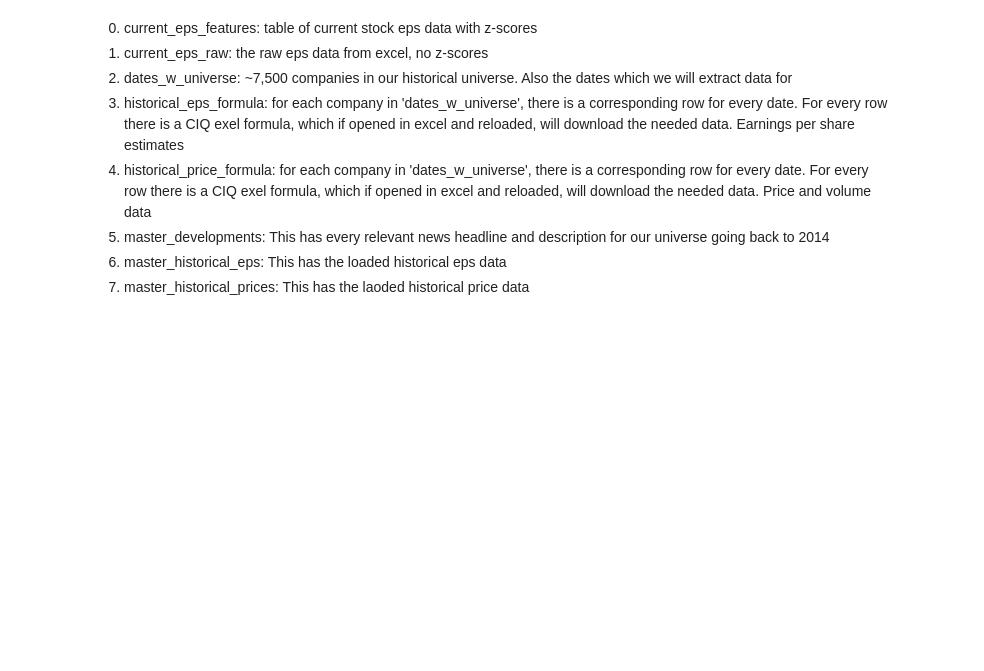
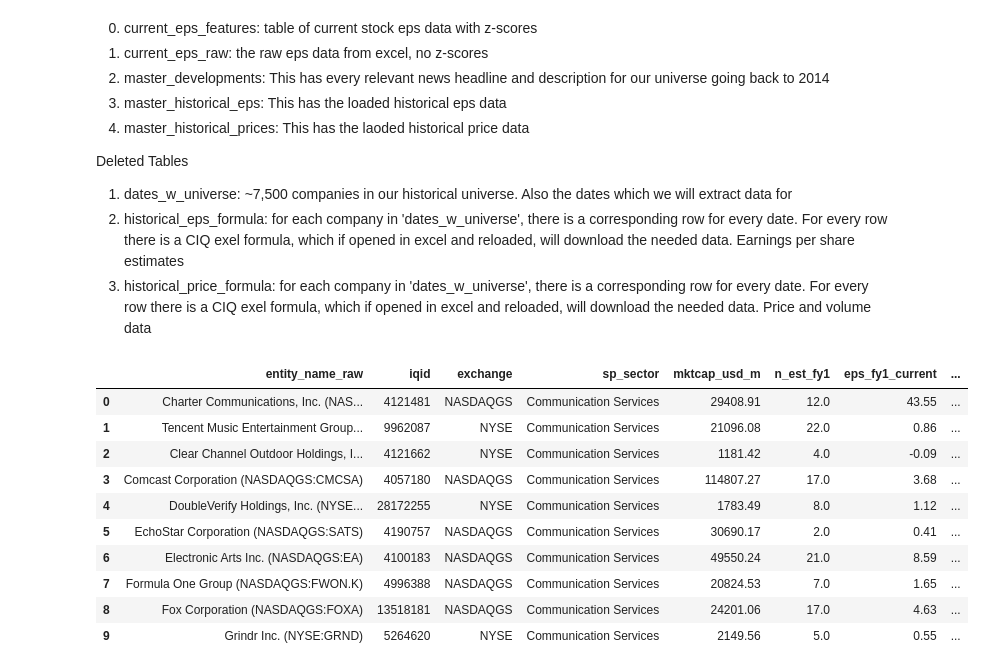
Before and after one commit to adamfowliee/FedContracts_AlgoTrading, a Jupyter notebook: database.ipynb, the cells around one changed output. Saved outputs shown, nothing was run; the diff lists cells and outputs as text; code cells hidden in the pictures; blank space fills up the shorter version.

```diff
--- a/database.ipynb
+++ b/database.ipynb
@@ -17,9 +14,25 @@ con.execute("SHOW TABLES").df()
 # %% [markdown]
 0. current_eps_features: table of current stock eps data with z-scores
 1. current_eps_raw: the raw eps data from excel, no z-scores
-2. dates_w_universe: ~7,500 companies in our historical universe. Also the dates which we will extract data for
-4. historical_eps_formula: for each company in 'dates_w_universe', there is a corresponding row for every date. For every row there is a CIQ exel formula, which if opened in excel and reloaded, will download the needed data. Earnings per share estimates
-5. historical_price_formula: for each company in 'dates_w_universe', there is a corresponding row for every date. For every row there is a CIQ exel formula, which if opened in excel and reloaded, will download the needed data. Price and volume data
-6. master_developments: This has every relevant news headline and description for our universe going back to 2014
-7. master_historical_eps: This has the loaded historical eps data
-8. master_historical_prices: This has the laoded historical price data
+2. master_developments: This has every relevant news headline and description for our universe going back to 2014
+3. master_historical_eps: This has the loaded historical eps data
+4. master_historical_prices: This has the laoded historical price data
+
+Deleted Tables
+1. dates_w_universe: ~7,500 companies in our historical universe. Also the dates which we will extract data for
+2. historical_eps_formula: for each company in 'dates_w_universe', there is a corresponding row for every date. For every row there is a CIQ exel formula, which if opened in excel and reloaded, will download the needed data. Earnings per share estimates
+3. historical_price_formula: for each company in 'dates_w_universe', there is a corresponding row for every date. For every row there is a CIQ exel formula, which if opened in excel and reloaded, will download the needed data. Price and volume data
+# %%
+con.execute("SELECT * FROM current_eps_features LIMIT 10").df()
+# %% [output]
+|  | entity_name_raw | iqid | exchange | sp_sector | mktcap_usd_m | n_est_fy1 | eps_fy1_current | ... |
+| 0 | Charter Communications, Inc. (NAS... | 4121481 | NASDAQGS | Communication Services | 29408.91 | 12.0 | 43.55 | ... |
+| 1 | Tencent Music Entertainment Group... | 9962087 | NYSE | Communication Services | 21096.08 | 22.0 | 0.86 | ... |
+| 2 | Clear Channel Outdoor Holdings, I... | 4121662 | NYSE | Communication Services | 1181.42 | 4.0 | -0.09 | ... |
+| 3 | Comcast Corporation (NASDAQGS:CMCSA) | 4057180 | NASDAQGS | Communication Services | 114807.27 | 17.0 | 3.68 | ... |
+| 4 | DoubleVerify Holdings, Inc. (NYSE... | 28172255 | NYSE | Communication Services | 1783.49 | 8.0 | 1.12 | ... |
+| 5 | EchoStar Corporation (NASDAQGS:SATS) | 4190757 | NASDAQGS | Communication Services | 30690.17 | 2.0 | 0.41 | ... |
+| 6 | Electronic Arts Inc. (NASDAQGS:EA) | 4100183 | NASDAQGS | Communication Services | 49550.24 | 21.0 | 8.59 | ... |
+| 7 | Formula One Group (NASDAQGS:FWON.K) | 4996388 | NASDAQGS | Communication Services | 20824.53 | 7.0 | 1.65 | ... |
+| 8 | Fox Corporation (NASDAQGS:FOXA) | 13518181 | NASDAQGS | Communication Services | 24201.06 | 17.0 | 4.63 | ... |
+| 9 | Grindr Inc. (NYSE:GRND) | 5264620 | NYSE | Communication Services | 2149.56 | 5.0 | 0.55 | ... |
```
Also changed, not shown: parts of 6 cells of this notebook, 1 other file.
